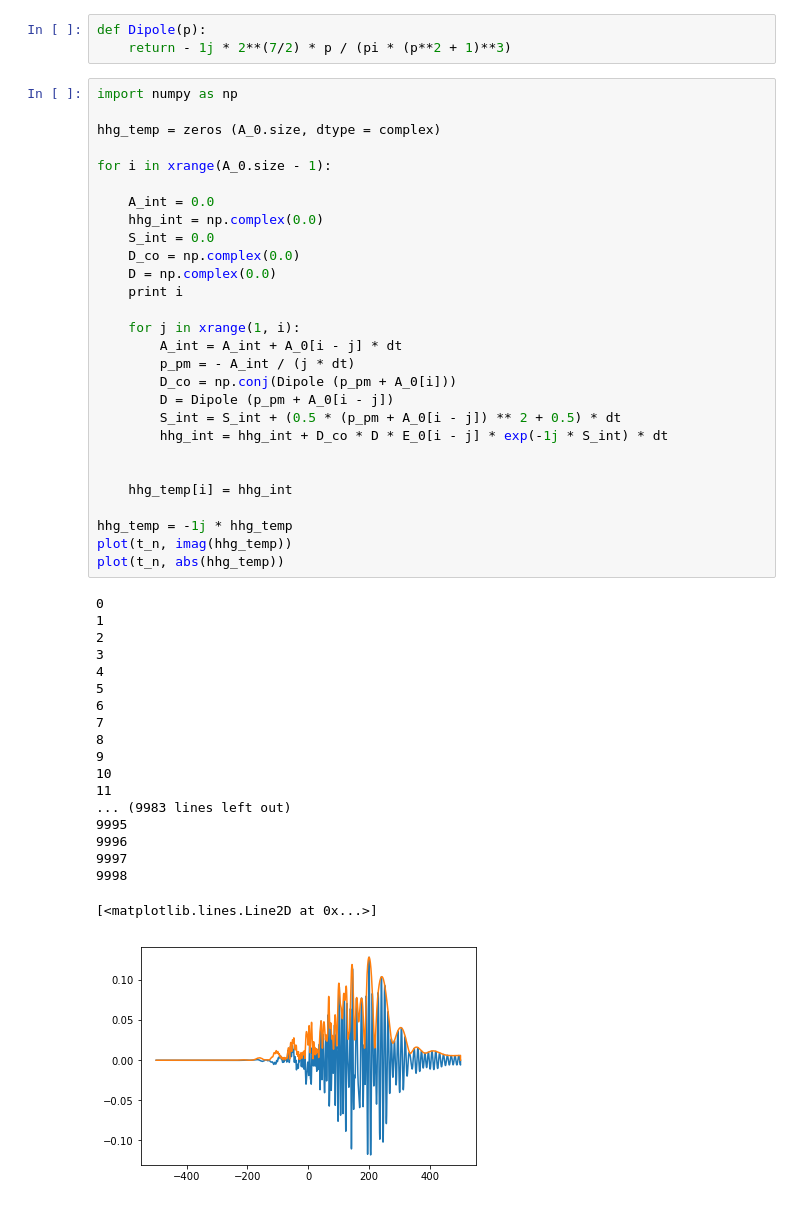
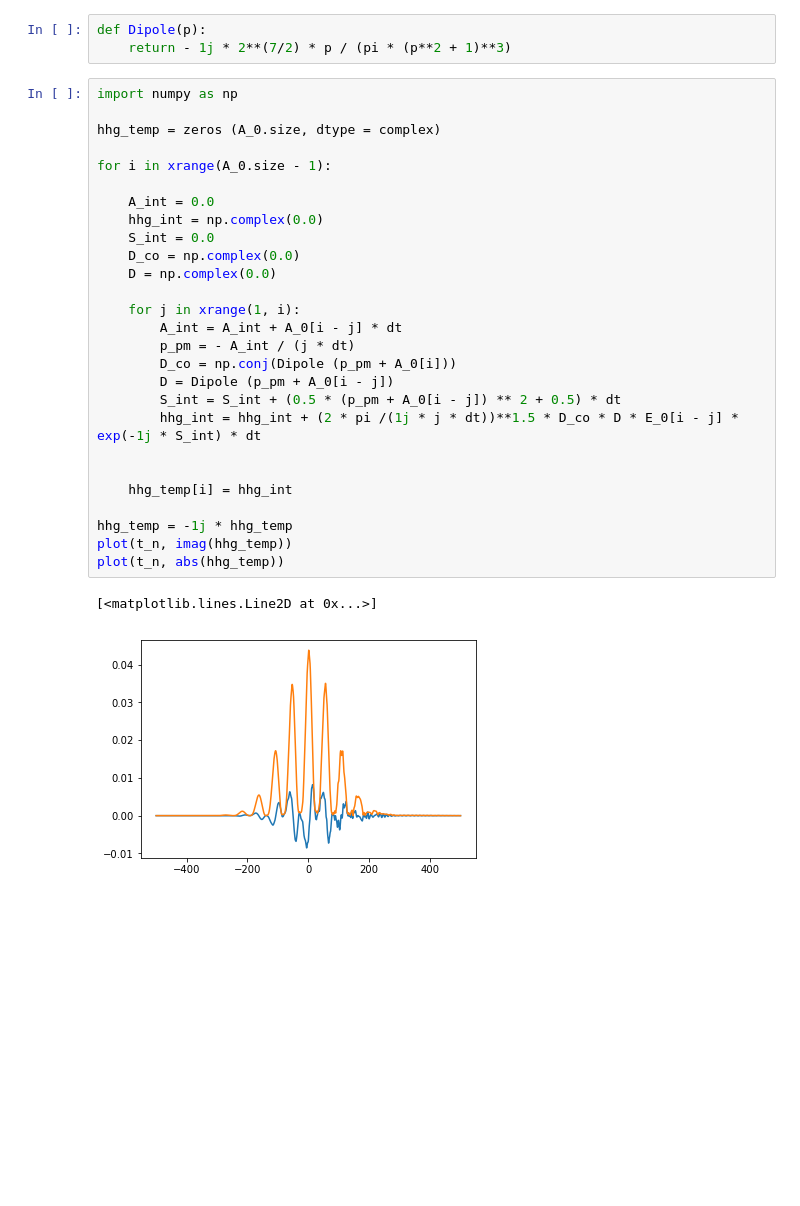
Before and after one commit to ZhangYizhu/hhg, a Jupyter notebook: SPA-first-order.ipynb, the cells around one changed output. Drawn from its saved outputs; the diff is of its cells as text; blank space fills up the shorter version.

```diff
--- a/SPA-first-order.ipynb
+++ b/SPA-first-order.ipynb
@@ -66,49 +66,31 @@ def Dipole(p):
 # %%
 import numpy as np
 
 hhg_temp = zeros (A_0.size, dtype = complex)
 
 for i in xrange(A_0.size - 1):
 
     A_int = 0.0
     hhg_int = np.complex(0.0)
     S_int = 0.0
     D_co = np.complex(0.0)
     D = np.complex(0.0)
-    print i
 
     for j in xrange(1, i):
         A_int = A_int + A_0[i - j] * dt
         p_pm = - A_int / (j * dt)
         D_co = np.conj(Dipole (p_pm + A_0[i]))
         D = Dipole (p_pm + A_0[i - j])
         S_int = S_int + (0.5 * (p_pm + A_0[i - j]) ** 2 + 0.5) * dt
-        hhg_int = hhg_int + D_co * D * E_0[i - j] * exp(-1j * S_int) * dt
+        hhg_int = hhg_int + (2 * pi /(1j * j * dt))**1.5 * D_co * D * E_0[i - j] * exp(-1j * S_int) * dt
 
 
     hhg_temp[i] = hhg_int
 
 hhg_temp = -1j * hhg_temp
 plot(t_n, imag(hhg_temp))
 plot(t_n, abs(hhg_temp))
 # %% [output]
-0
-1
-2
-3
-4
-5
-6
-7
-8
-9
-10
-11
-... (9983 lines left out)
-9995
-9996
-9997
-9998
+[<matplotlib.lines.Line2D at 0x...>]
-[<matplotlib.lines.Line2D at 0x...>]
-[figure, old version]
+[figure, new version]
 # %%
```
Also changed, not shown: parts of 6 cells of this notebook.
